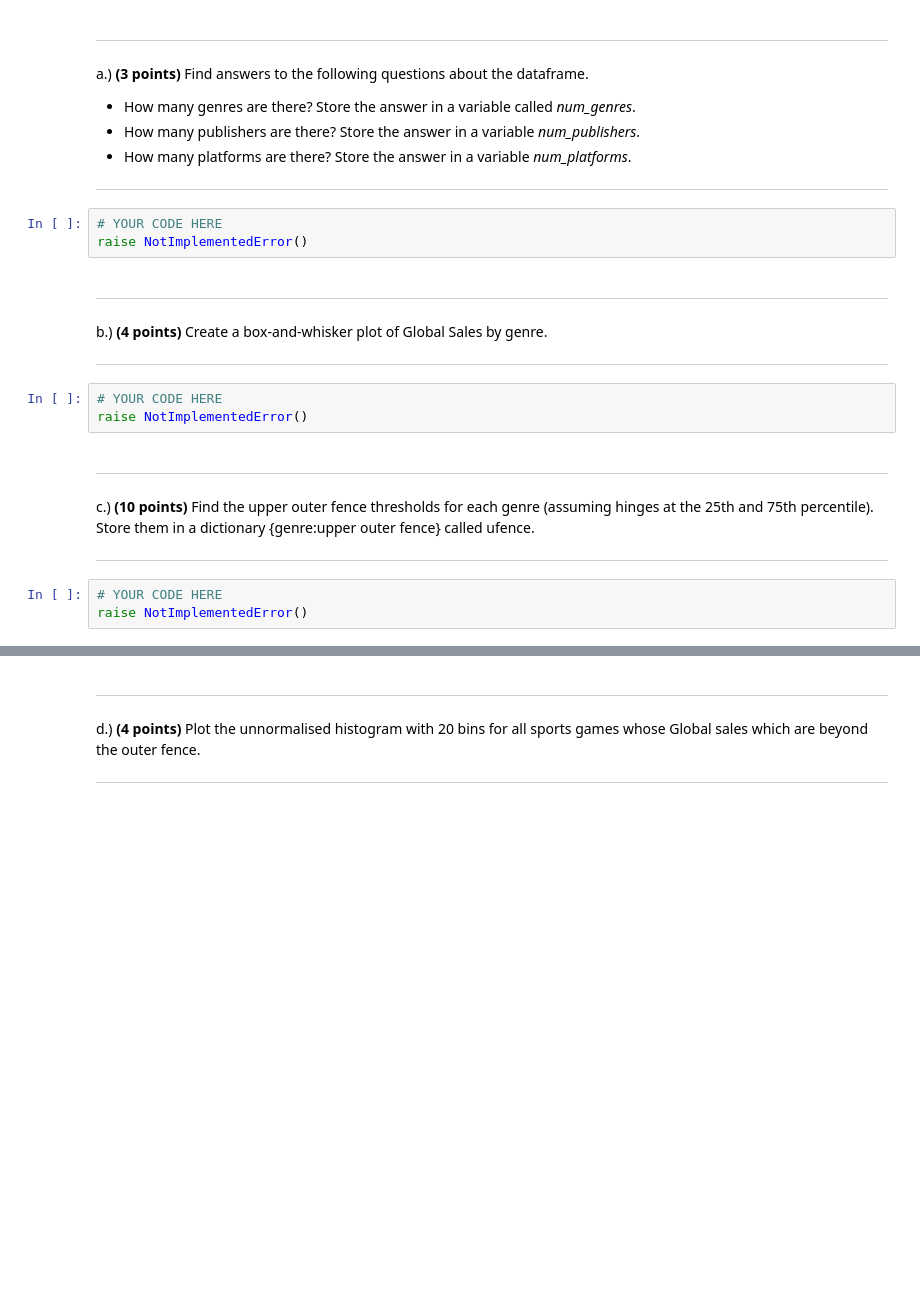
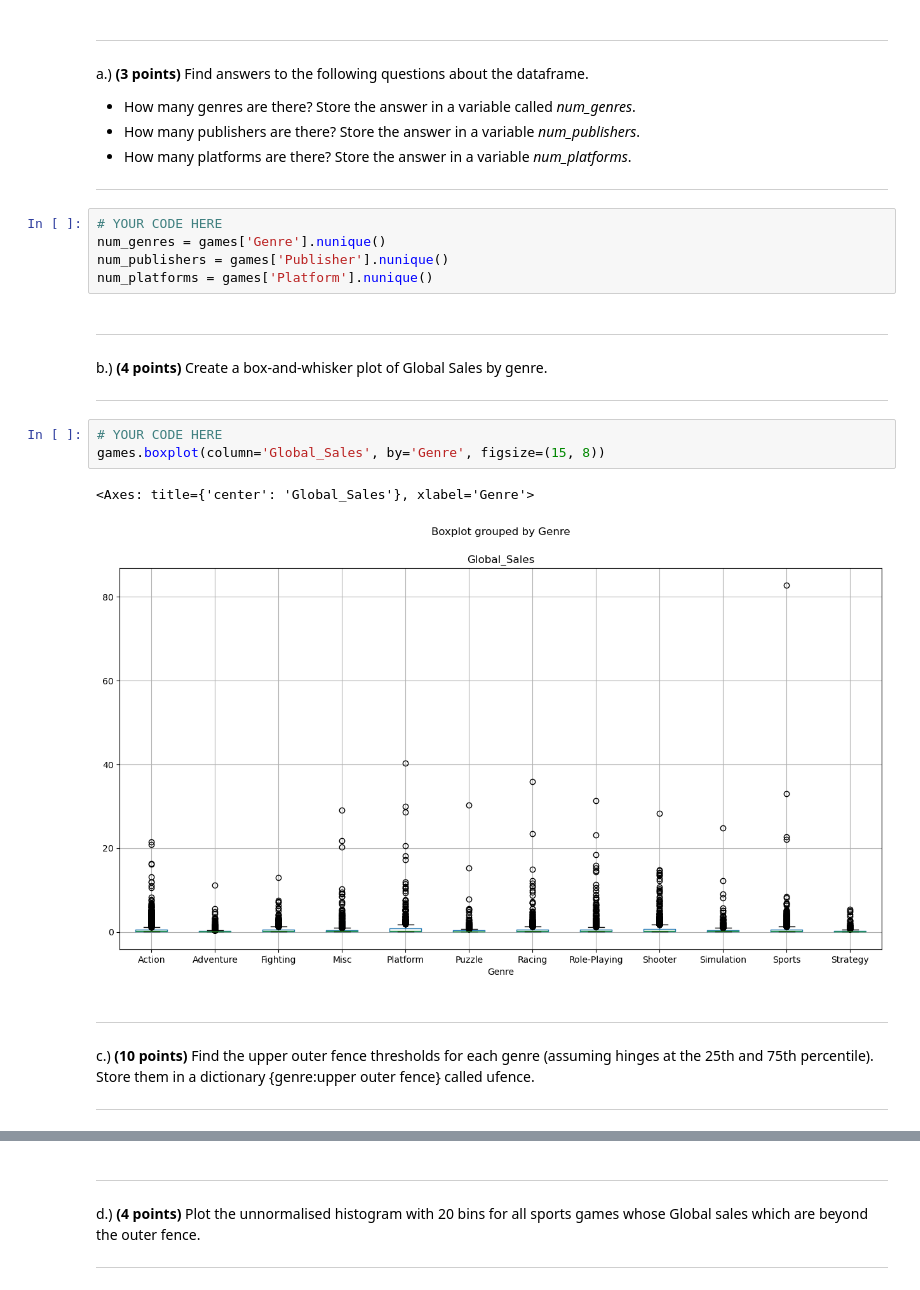
Before and after one commit to Vileh/Storing-Manipulating-and-Visualising-Data, a Jupyter notebook: Assignment 3/Assignment3.ipynb, the cells around one changed output, grey strips where cells are left out. Saved outputs shown, nothing was run; the diff lists cells and outputs as text; blank space fills up the shorter version.

```diff
--- a/Assignment 3/Assignment3.ipynb
+++ b/Assignment 3/Assignment3.ipynb
@@ -182,24 +206,26 @@ a.) **(3 points)** Find answers to the following questions about the dataframe.
 - How many platforms are there? Store the answer in a variable _num_platforms_.
 
 ----
-# %%
-# YOUR CODE HERE
-raise NotImplementedError()
+# %%
+# YOUR CODE HERE
+num_genres = games['Genre'].nunique()
+num_publishers = games['Publisher'].nunique()
+num_platforms = games['Platform'].nunique()
 # %% [markdown]
 ----
 
 b.) **(4 points)** Create a box-and-whisker plot of Global Sales by genre.
 
 ----
-# %%
-# YOUR CODE HERE
-raise NotImplementedError()
+# %%
+# YOUR CODE HERE
+games.boxplot(column='Global_Sales', by='Genre', figsize=(15, 8))
+# %% [output]
+<Axes: title={'center': 'Global_Sales'}, xlabel='Genre'>
+[figure, added]
 # %% [markdown]
 ----
 
 c.) **(10 points)** Find the upper outer fence thresholds for each genre (assuming hinges at the 25th and 75th percentile). Store them in a dictionary {genre:upper outer fence} called ufence.
 
 ---
-# %%
-# YOUR CODE HERE
-raise NotImplementedError()
```
Also changed, not shown: parts of 25 cells of this notebook.
